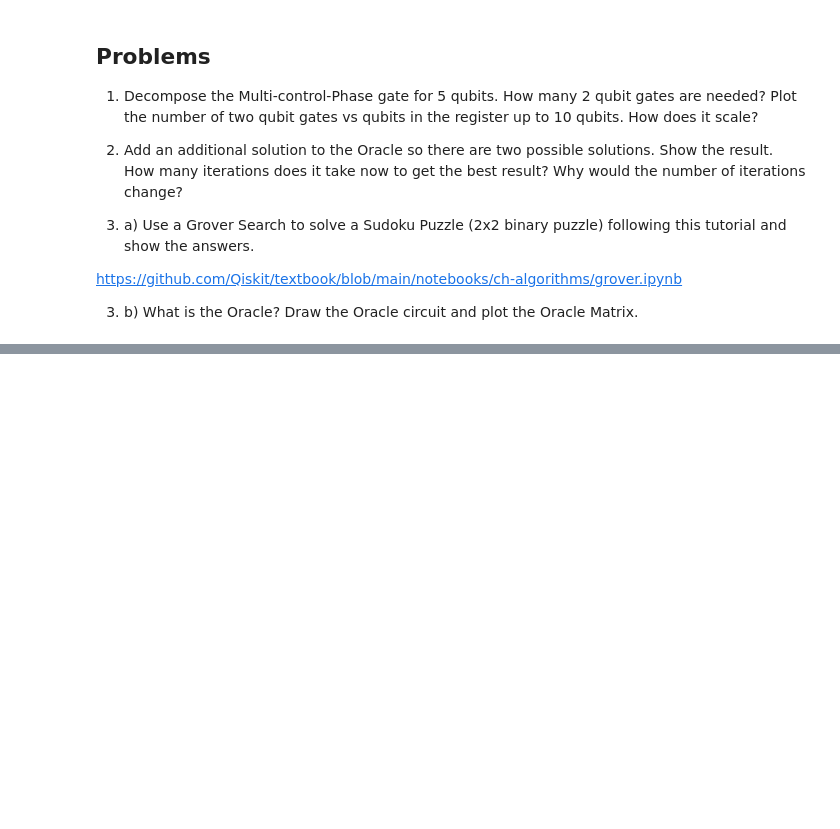
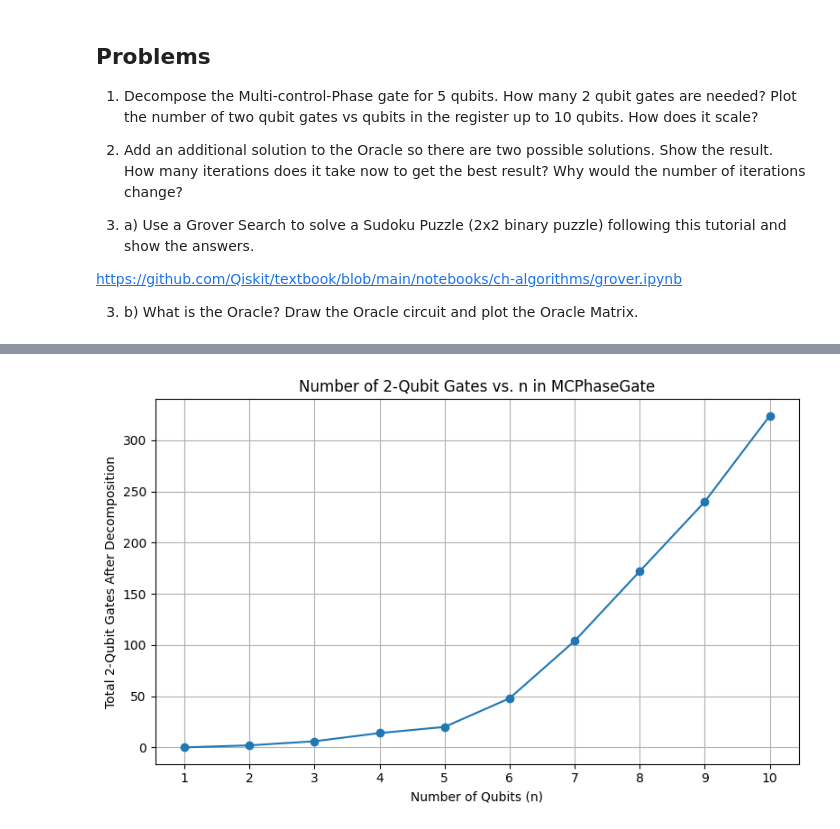
Before and after one commit to Starjello/Slow-Ising, a Jupyter notebook: labs/Lab_10_Grover_Search.ipynb, the cells around one changed output, grey strips where cells are left out. Drawn from its saved outputs; the diff is of its cells as text; code cells hidden in the pictures; blank space fills up the shorter version.

```diff
--- a/labs/Lab_10_Grover_Search.ipynb
+++ b/labs/Lab_10_Grover_Search.ipynb
@@ -1663,0 +1686,32 @@ ___
+# %%
+import matplotlib.pyplot as plt
+from numpy import pi
+
+n_values = list(range(1, 11))
+two_qubit_counts = []
+
+for n in n_values:
+    qc = QuantumCircuit(n)
+    if n == 1:
+        # No control qubits possible
+        qc.p(pi, 0)
+    else:
+        qc.append(MCPhaseGate(lam=pi, num_ctrl_qubits=n-1), list(range(n)))
+    decomposed = qc.decompose().decompose()
+
+    # Count 2-qubit gates
+    count = sum(1 for instr, qargs, _ in decomposed.data if len(qargs) == 2)
+    two_qubit_counts.append(count)
+
+# Plot
+plt.figure(figsize=(8, 5))
+plt.plot(n_values, two_qubit_counts, marker='o')
+plt.title('Number of 2-Qubit Gates vs. n in MCPhaseGate')
+plt.xlabel('Number of Qubits (n)')
+plt.ylabel('Total 2-Qubit Gates After Decomposition')
+plt.grid(True)
+plt.xticks(n_values)
+plt.tight_layout()
+plt.show()
+# %% [output]
+[figure, added]
```
Also changed, not shown: parts of 1 cell of this notebook.
